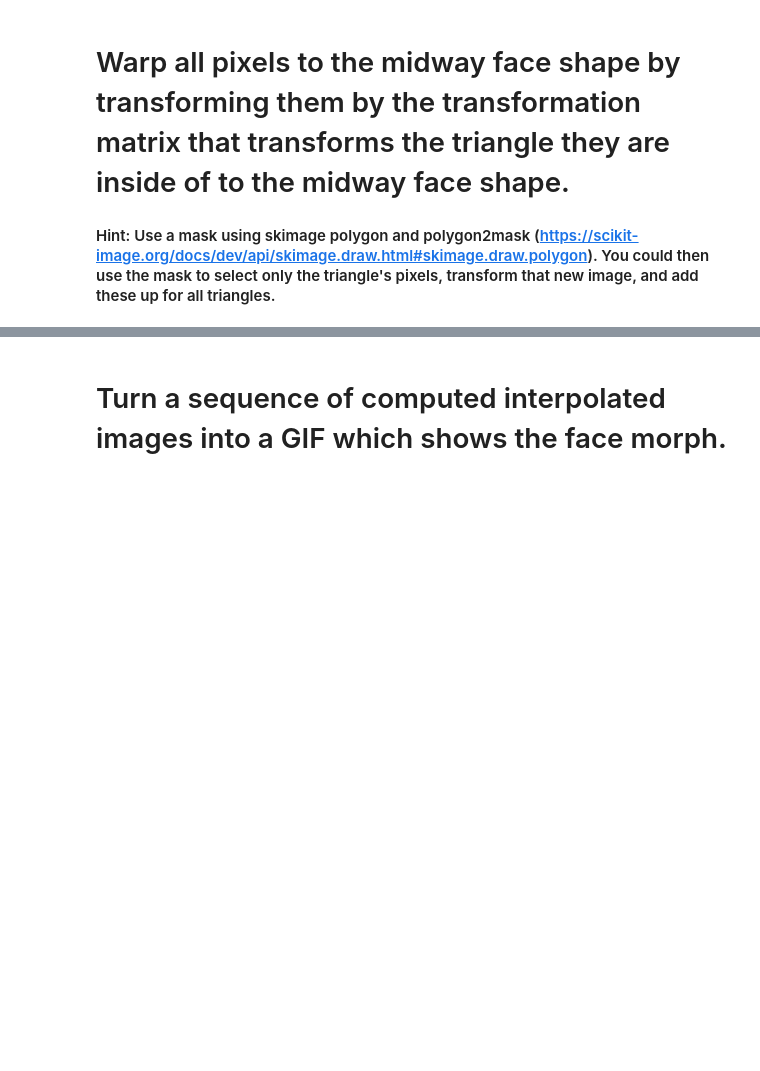
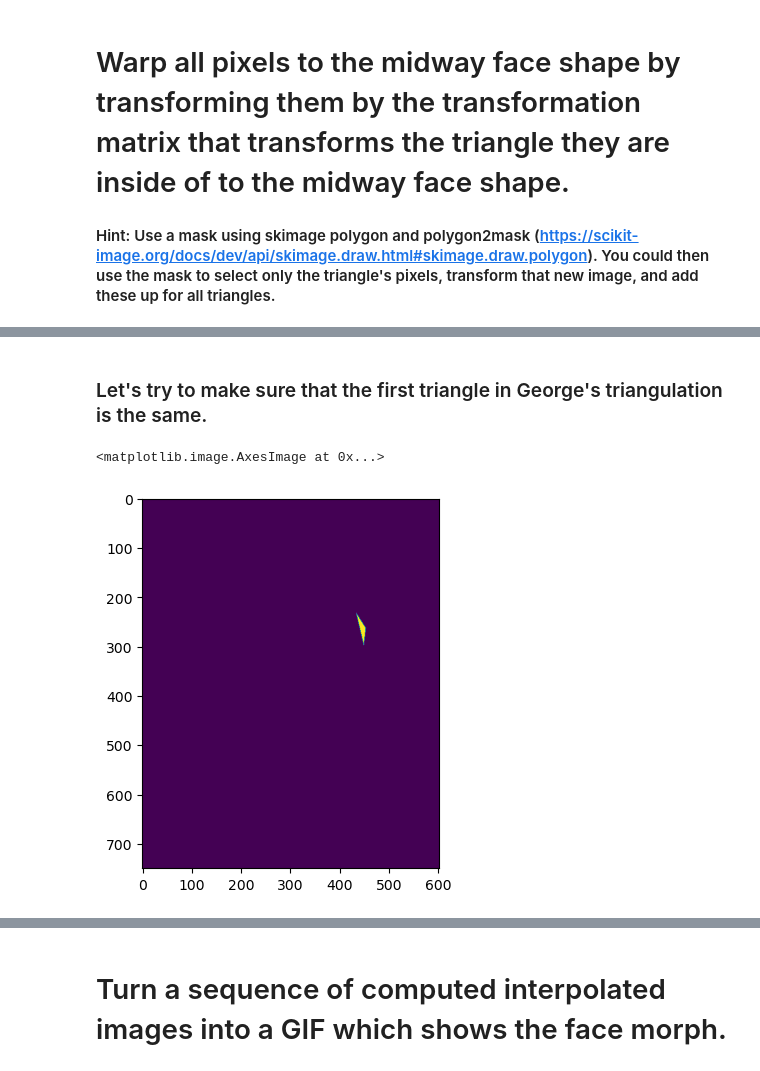
Before and after one commit to hackerzilla/cs180, a Jupyter notebook: proj3/code/main.ipynb, the cells around one changed output, grey strips where cells are left out. Drawn from its saved outputs; the diff is of its cells as text; code cells hidden in the pictures; blank space fills up the shorter version.

```diff
--- a/proj3/code/main.ipynb
+++ b/proj3/code/main.ipynb
@@ -144,0 +169,9 @@ print("]")
+# %% [markdown]
+### Let's try to make sure that the first triangle in George's triangulation is the same.
+# %%
+george_delaunay = Delaunay(george_pts)
+tri_mask2 = polygon2mask(george.shape[:2], george_pts[george_delaunay.simplices[0]]) # The first triangle in the triangulation
+imshow(tri_mask2)
+# %% [output]
+<matplotlib.image.AxesImage at 0x...>
+[figure, added]
```
Also changed, not shown: parts of 18 cells of this notebook, 1 other file.
